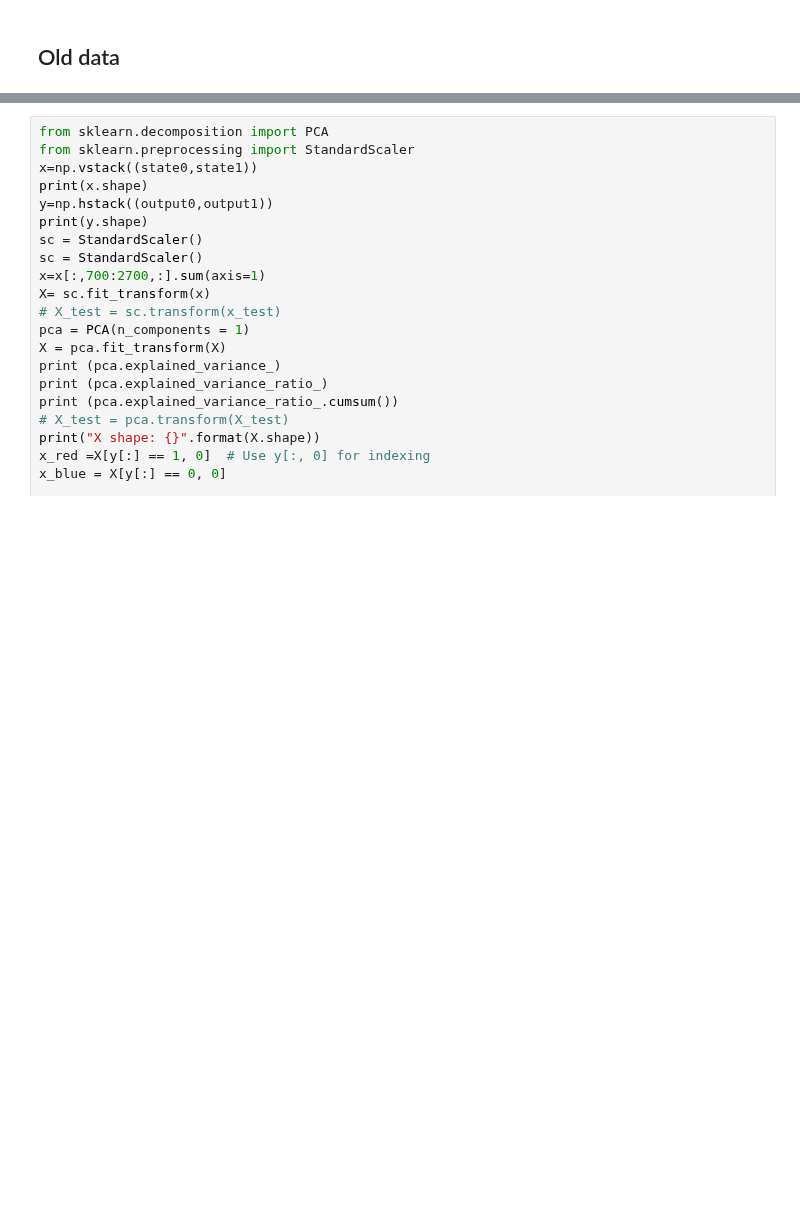
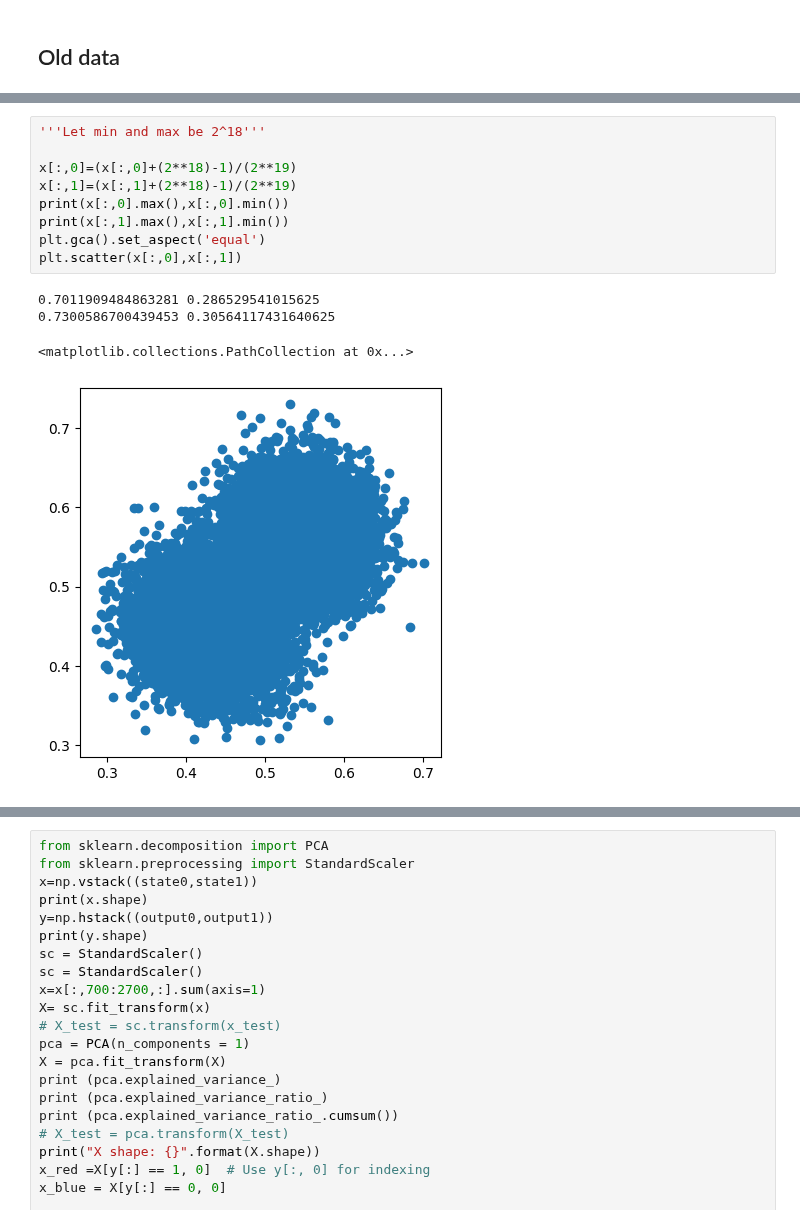
Before and after one commit to freaksie/Quantum, a Jupyter notebook: Code/ml.ipynb, the cells around one changed output, grey strips where cells are left out. Drawn from its saved outputs; the diff is of its cells as text; blank space fills up the shorter version.

```diff
--- a/Code/ml.ipynb
+++ b/Code/ml.ipynb
@@ -49,0 +57,14 @@ print(x[:,1].max(),x[:,1].min())
+# %%
+'''Let min and max be 2^18'''
+
+x[:,0]=(x[:,0]+(2**18)-1)/(2**19)
+x[:,1]=(x[:,1]+(2**18)-1)/(2**19)
+print(x[:,0].max(),x[:,0].min())
+print(x[:,1].max(),x[:,1].min())
+plt.gca().set_aspect('equal')
+plt.scatter(x[:,0],x[:,1])
+# %% [output]
+0.7011909484863281 0.286529541015625
+0.7300586700439453 0.30564117431640625
+<matplotlib.collections.PathCollection at 0x...>
+[figure, added]
```
Also changed, not shown: parts of 31 cells of this notebook, 5 other files.
